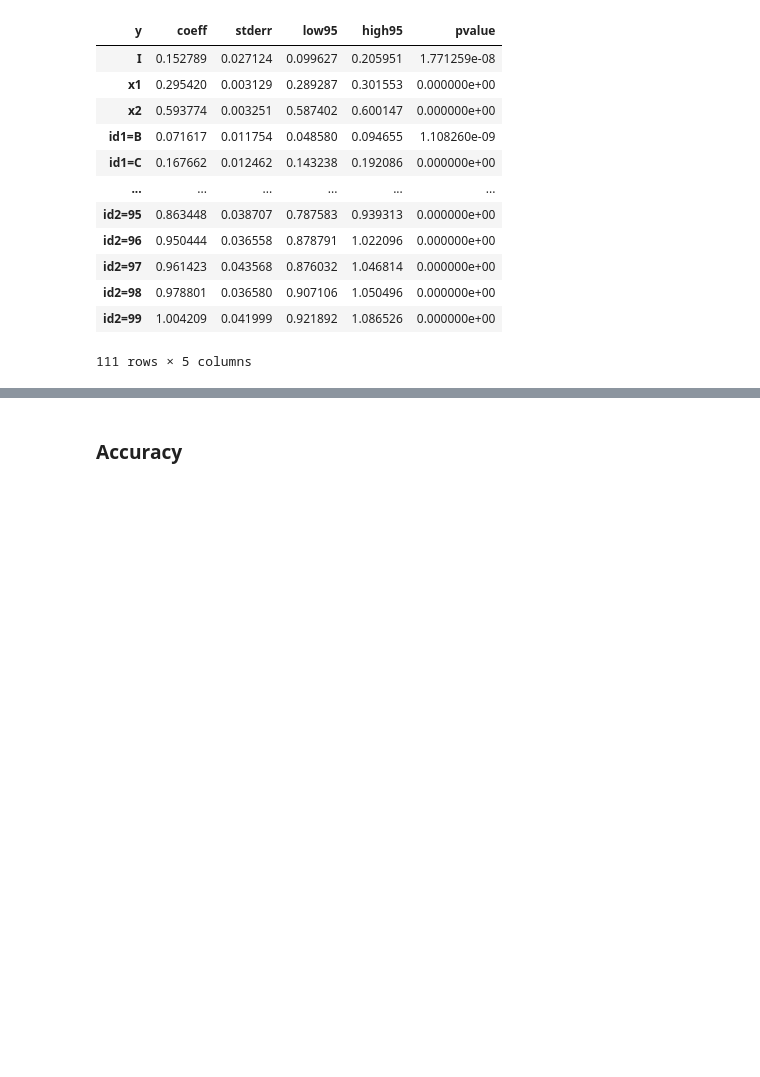
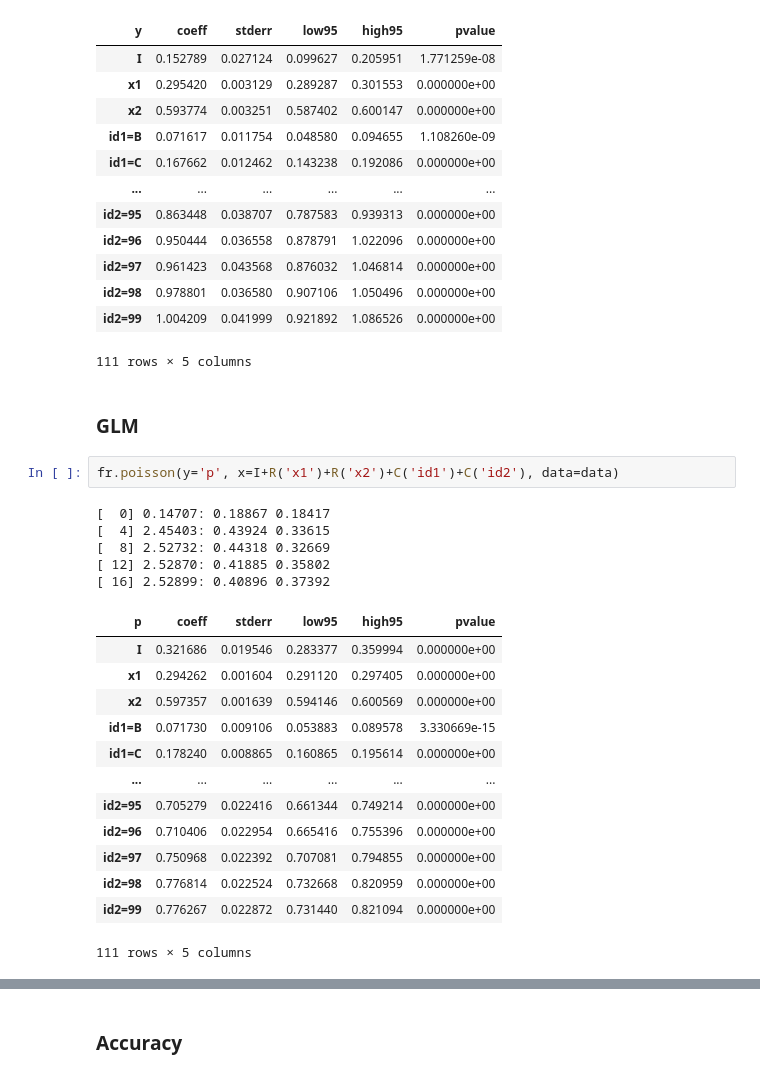
Before and after one commit to iamlemec/fastreg, a Jupyter notebook: testing.ipynb, the cells around one changed output, grey strips where cells are left out. Saved outputs shown, nothing was run; the diff lists cells and outputs as text; blank space fills up the shorter version.

```diff
--- a/testing.ipynb
+++ b/testing.ipynb
@@ -183,3 +183,26 @@ fr.ols(y='y', x=I+R('x1')+R('x2')+C('id1')+C('id2'), cluster=C('id1')*C('id2'),
 | id2=98 | 0.978801 | 0.036580 | 0.907106 | 1.050496 | 0.000000e+00 |
 | id2=99 | 1.004209 | 0.041999 | 0.921892 | 1.086526 | 0.000000e+00 |
 111 rows × 5 columns
+# %% [markdown]
+### GLM
+# %%
+fr.poisson(y='p', x=I+R('x1')+R('x2')+C('id1')+C('id2'), data=data)
+# %% [output]
+[  0] 0.14707: 0.18867 0.18417
+[  4] 2.45403: 0.43924 0.33615
+[  8] 2.52732: 0.44318 0.32669
+[ 12] 2.52870: 0.41885 0.35802
+[ 16] 2.52899: 0.40896 0.37392
+| p | coeff | stderr | low95 | high95 | pvalue |
+| I | 0.321686 | 0.019546 | 0.283377 | 0.359994 | 0.000000e+00 |
+| x1 | 0.294262 | 0.001604 | 0.291120 | 0.297405 | 0.000000e+00 |
+| x2 | 0.597357 | 0.001639 | 0.594146 | 0.600569 | 0.000000e+00 |
+| id1=B | 0.071730 | 0.009106 | 0.053883 | 0.089578 | 3.330669e-15 |
+| id1=C | 0.178240 | 0.008865 | 0.160865 | 0.195614 | 0.000000e+00 |
+| ... | ... | ... | ... | ... | ... |
+| id2=95 | 0.705279 | 0.022416 | 0.661344 | 0.749214 | 0.000000e+00 |
+| id2=96 | 0.710406 | 0.022954 | 0.665416 | 0.755396 | 0.000000e+00 |
+| id2=97 | 0.750968 | 0.022392 | 0.707081 | 0.794855 | 0.000000e+00 |
+| id2=98 | 0.776814 | 0.022524 | 0.732668 | 0.820959 | 0.000000e+00 |
+| id2=99 | 0.776267 | 0.022872 | 0.731440 | 0.821094 | 0.000000e+00 |
+111 rows × 5 columns
```
Also changed, not shown: parts of 1 cell of this notebook, 1 other file.
